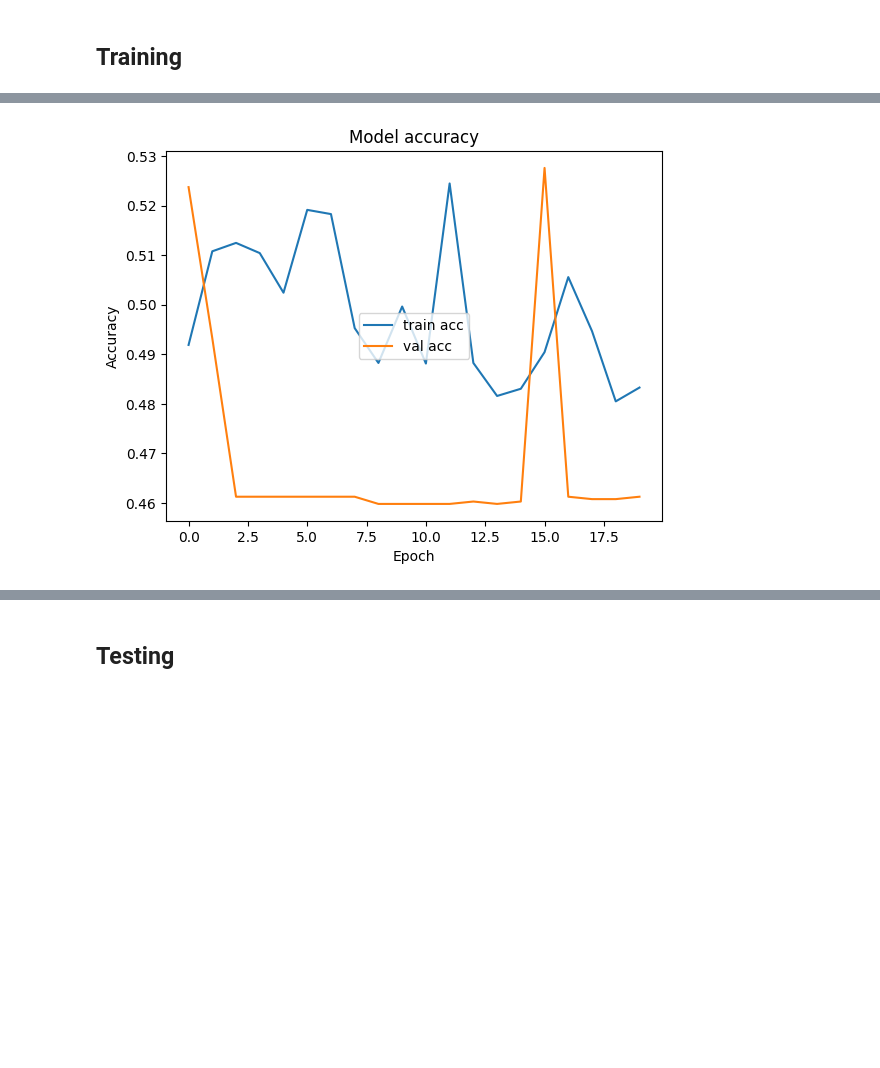
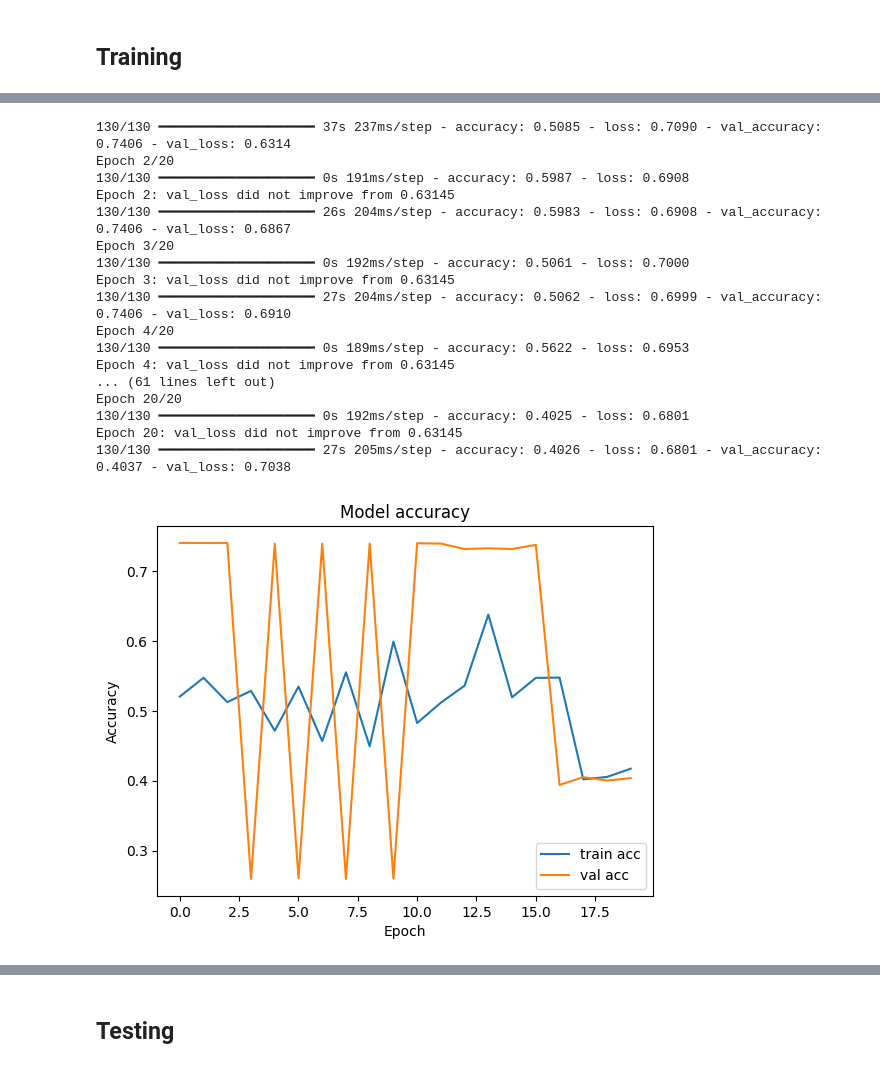
Before and after one commit to HongHanh-atUIT/CS231-NLP-FOOD-REVIEW-SA, a Jupyter notebook: RNN_BiLSTM_CNN_LSTM.ipynb, the cells around one changed output, grey strips where cells are left out. Saved outputs shown, nothing was run; the diff lists cells and outputs as text; code cells hidden in the pictures; blank space fills up the shorter version.

```diff
--- a/RNN_BiLSTM_CNN_LSTM.ipynb
+++ b/RNN_BiLSTM_CNN_LSTM.ipynb
@@ -56,4 +82,16 @@ base = "/content/drive/MyDrive/CS221-NLP/Project"
 Mounted at /content/drive
 # %% [markdown]
 ## Load data and word embedding
+# %%
+base = "/content/drive/MyDrive/CS221-NLP/Project"
+
+rdrsegmenter = VnCoreNLP("./vncorenlp/VnCoreNLP-1.1.1.jar", annotators="wseg", max_heap_size='-Xmx500m')
+def preprocess(text):
+    tokens = rdrsegmenter.tokenize(text)
+    return " ".join(token for token in tokens[0])
+
+data = pd.read_csv(base + "/Dataset/vsa_food_rv_train_clean.csv", encoding="utf-8")
+data['Comment'] = data['Comment'].apply(preprocess)
+X = data["Comment"]
+y = data["Rating"]
 # %%
@@ -85,7 +118,8 @@ print(class_weights)
 texts = X_train.astype(str).tolist()
 labels = y_train.tolist()
 
-texts_tokenized = [ViTokenizer.tokenize(t) for t in texts]
+texts_tokenized = [t.split() for t in texts]
+
 tokenizer = Tokenizer(oov_token="<UNK>")
 tokenizer.fit_on_texts(texts_tokenized)
 word_index = tokenizer.word_index
@@ -151,9 +184,12 @@ class RNN:
     output = Dense(1, activation = 'sigmoid')(hidden3)
     self.model = Model(input, output)
 
-  def train(self, x_train, y_train, epochs=5, batch_size=64, validation_split=0.2):
+  def train(self, x_train, y_train, model_file, epochs=5, batch_size=64, validation_split=0.2):
     self.model.compile(loss='binary_crossentropy', optimizer='adam', metrics=['accuracy'])
-    history = self.model.fit(x_train, y_train, epochs=epochs, batch_size=batch_size, validation_split=validation_split, class_weight=class_weights)
+    checkpoint = ModelCheckpoint(model_file, monitor='val_loss', save_best_only=True, mode='min', verbose=1 )
+    history = self.model.fit(x_train, y_train, epochs=epochs, batch_size=batch_size,
+                             validation_split=validation_split, class_weight=class_weights,
+                             callbacks = [checkpoint])
     return history
 
   def load(self, model_file):
@@ -252,6 +296,10 @@ def plot_history(hist):
   plt.show()
 # %% [markdown]
 ## Training
+# %%
+rnn_path = base + "/Model/rnn_vncore.h5"
+bilstm_path = base + "/Model/biLSTM_vncore.h5"
+cnn_lstm_path = base + "/Model/cnn_lstm_vncore.h5"
 # %%
 rnn = RNN()
 rnn.build()
@@ -282,6 +330,6 @@ Model: "functional_12"
  Non-trainable params: 0 (0.00 B)
 # %%
-hist = rnn.train(X_train, y_train, epochs=20, batch_size=64)
+hist = rnn.train(X_train, y_train, rnn_path, epochs=20, batch_size=64)
 plot_history(hist)
 # %% [output]
 Epoch 1/20
@@ -304 +339,18 @@ Epoch 20/20
+130/130 ━━━━━━━━━━━━━━━━━━━━ 37s 237ms/step - accuracy: 0.5085 - loss: 0.7090 - val_accuracy: 0.7406 - val_loss: 0.6314
+Epoch 2/20
+130/130 ━━━━━━━━━━━━━━━━━━━━ 0s 191ms/step - accuracy: 0.5987 - loss: 0.6908
+Epoch 2: val_loss did not improve from 0.63145
+130/130 ━━━━━━━━━━━━━━━━━━━━ 26s 204ms/step - accuracy: 0.5983 - loss: 0.6908 - val_accuracy: 0.7406 - val_loss: 0.6867
+Epoch 3/20
+130/130 ━━━━━━━━━━━━━━━━━━━━ 0s 192ms/step - accuracy: 0.5061 - loss: 0.7000
+Epoch 3: val_loss did not improve from 0.63145
+130/130 ━━━━━━━━━━━━━━━━━━━━ 27s 204ms/step - accuracy: 0.5062 - loss: 0.6999 - val_accuracy: 0.7406 - val_loss: 0.6910
+Epoch 4/20
+130/130 ━━━━━━━━━━━━━━━━━━━━ 0s 189ms/step - accuracy: 0.5622 - loss: 0.6953
+Epoch 4: val_loss did not improve from 0.63145
+... (61 lines left out)
+Epoch 20/20
+130/130 ━━━━━━━━━━━━━━━━━━━━ 0s 192ms/step - accuracy: 0.4025 - loss: 0.6801
+Epoch 20: val_loss did not improve from 0.63145
+130/130 ━━━━━━━━━━━━━━━━━━━━ 27s 205ms/step - accuracy: 0.4026 - loss: 0.6801 - val_accuracy: 0.4037 - val_loss: 0.7038
-[figure, old version]
+[figure, new version]
```
Also changed, not shown: parts of 23 cells of this notebook, 1 other file.
